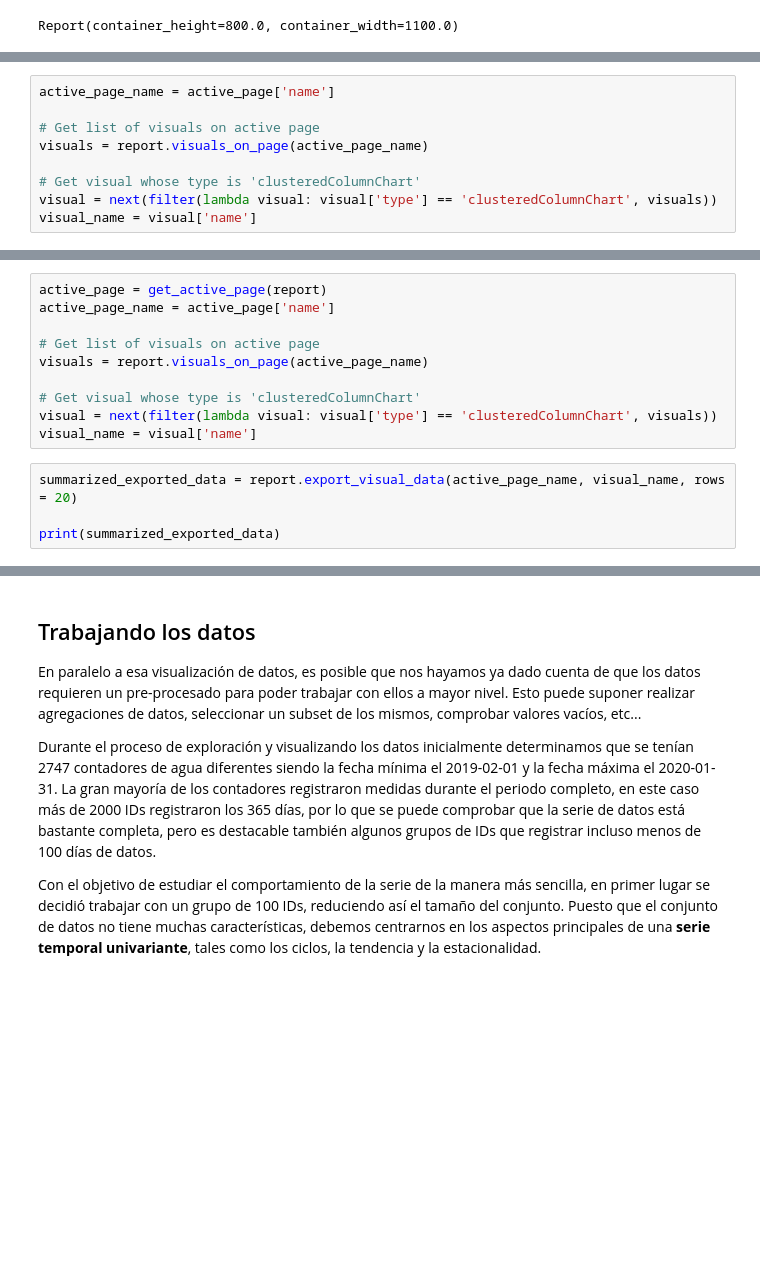
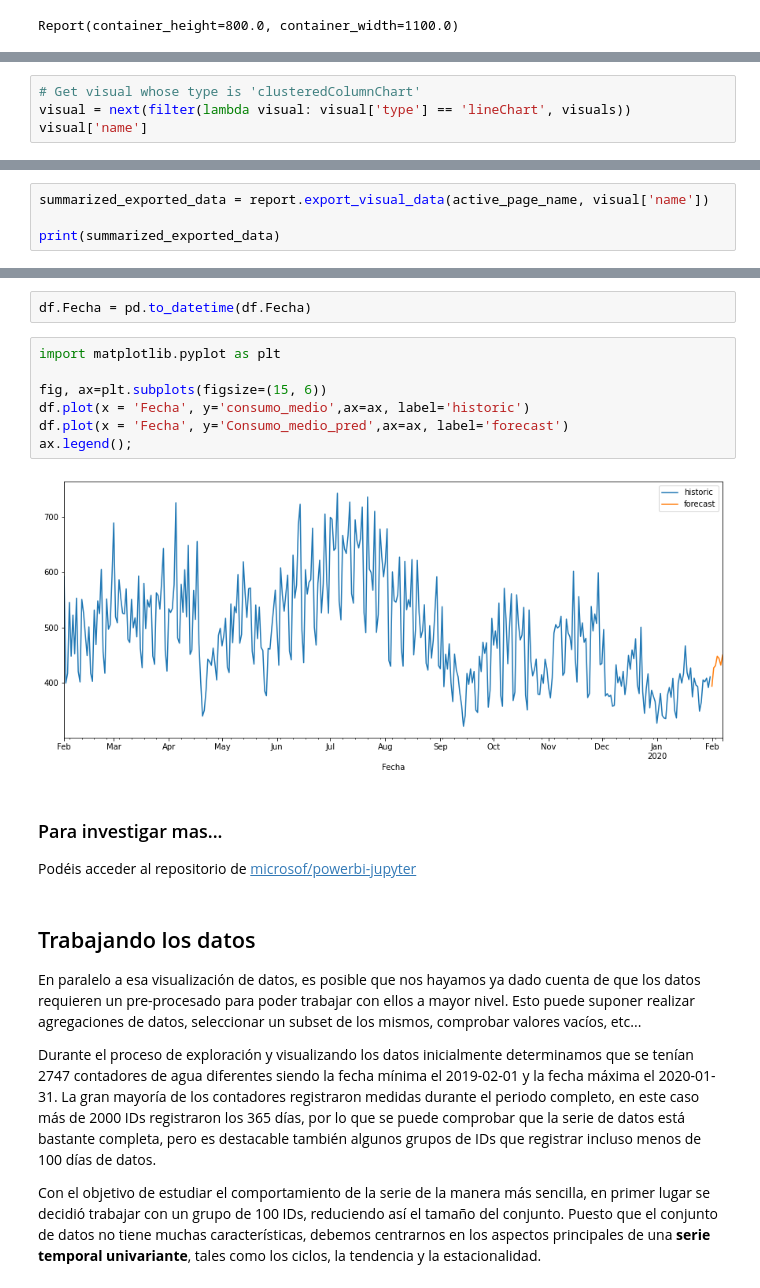
Before and after one commit to arturperona/seminario_big_data, a Jupyter notebook: src/eda_explicacion.ipynb, the cells around one changed output, grey strips where cells are left out. Saved outputs shown, nothing was run; the diff lists cells and outputs as text; blank space fills up the shorter version.

Commit message:
powerbi features updated

```diff
--- a/src/eda_explicacion.ipynb
+++ b/src/eda_explicacion.ipynb
@@ -207,9 +238,4 @@ Exception: Power BI report is not embedded
 # %%
-active_page_name = active_page['name']
-
-# Get list of visuals on active page
-visuals = report.visuals_on_page(active_page_name)
-
 # Get visual whose type is 'clusteredColumnChart'
-visual = next(filter(lambda visual: visual['type'] == 'clusteredColumnChart', visuals))
-visual_name = visual['name']
+visual = next(filter(lambda visual: visual['type'] == 'lineChart', visuals))
+visual['name']
@@ -216,14 +244,4 @@ visual_name = visual['name']
-# %%
-active_page = get_active_page(report)
-active_page_name = active_page['name']
-
-# Get list of visuals on active page
-visuals = report.visuals_on_page(active_page_name)
-
-# Get visual whose type is 'clusteredColumnChart'
-visual = next(filter(lambda visual: visual['type'] == 'clusteredColumnChart', visuals))
-visual_name = visual['name']
 # %%
-summarized_exported_data = report.export_visual_data(active_page_name, visual_name, rows = 20)
+summarized_exported_data = report.export_visual_data(active_page_name, visual['name'])
 
 print(summarized_exported_data)
@@ -235,3 +295,18 @@ df.head()
+# %%
+df.Fecha = pd.to_datetime(df.Fecha)
+# %%
+import matplotlib.pyplot as plt
+
+fig, ax=plt.subplots(figsize=(15, 6))
+df.plot(x = 'Fecha', y='consumo_medio',ax=ax, label='historic')
+df.plot(x = 'Fecha', y='Consumo_medio_pred',ax=ax, label='forecast')
+ax.legend();
+# %% [output]
+[figure, added]
+# %% [markdown]
+### Para investigar mas...
+
+Podéis acceder al repositorio de [microsof/powerbi-jupyter](https://github.com/microsoft/powerbi-jupyter)
 # %% [markdown]
 ## Trabajando los datos
 
```
Also changed, not shown: parts of 11 cells of this notebook.
